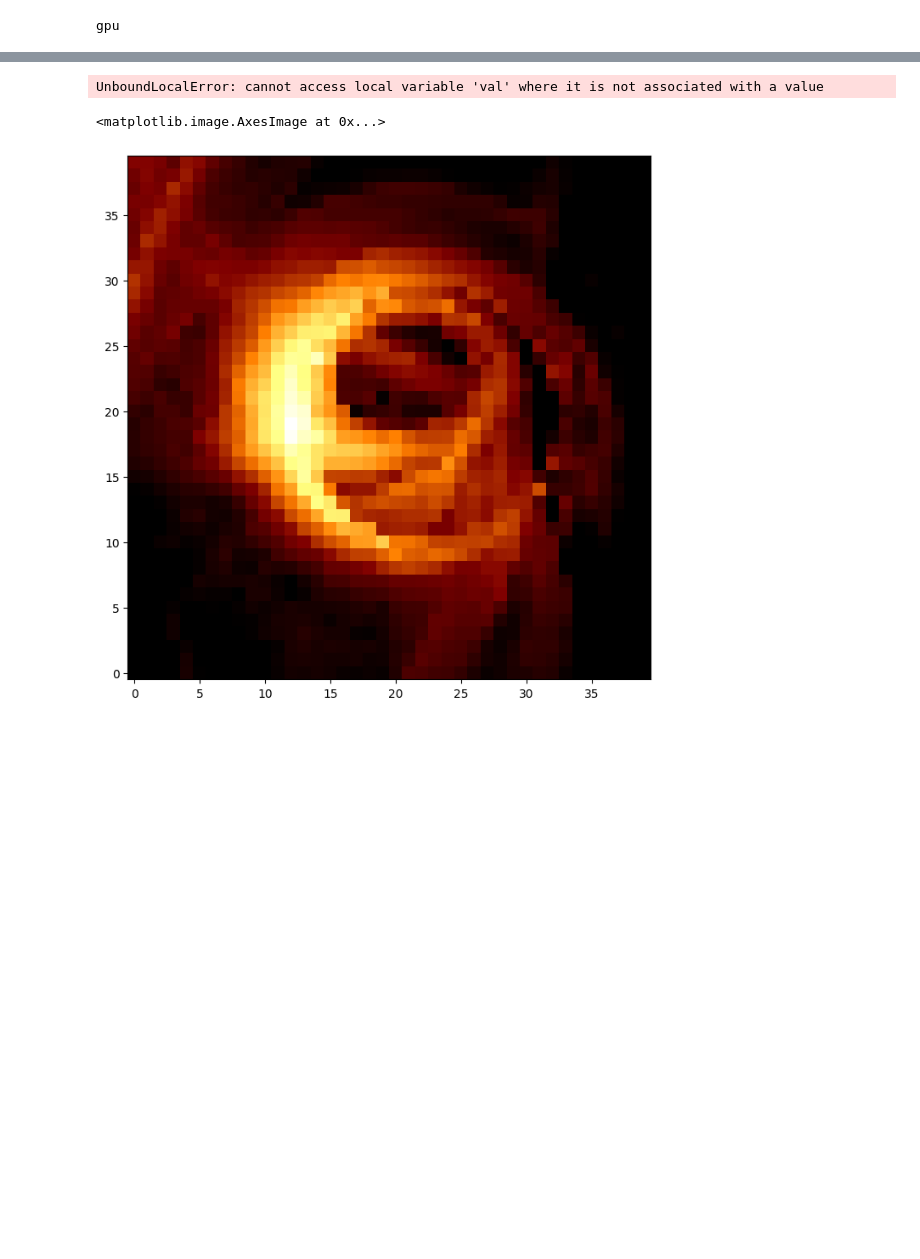
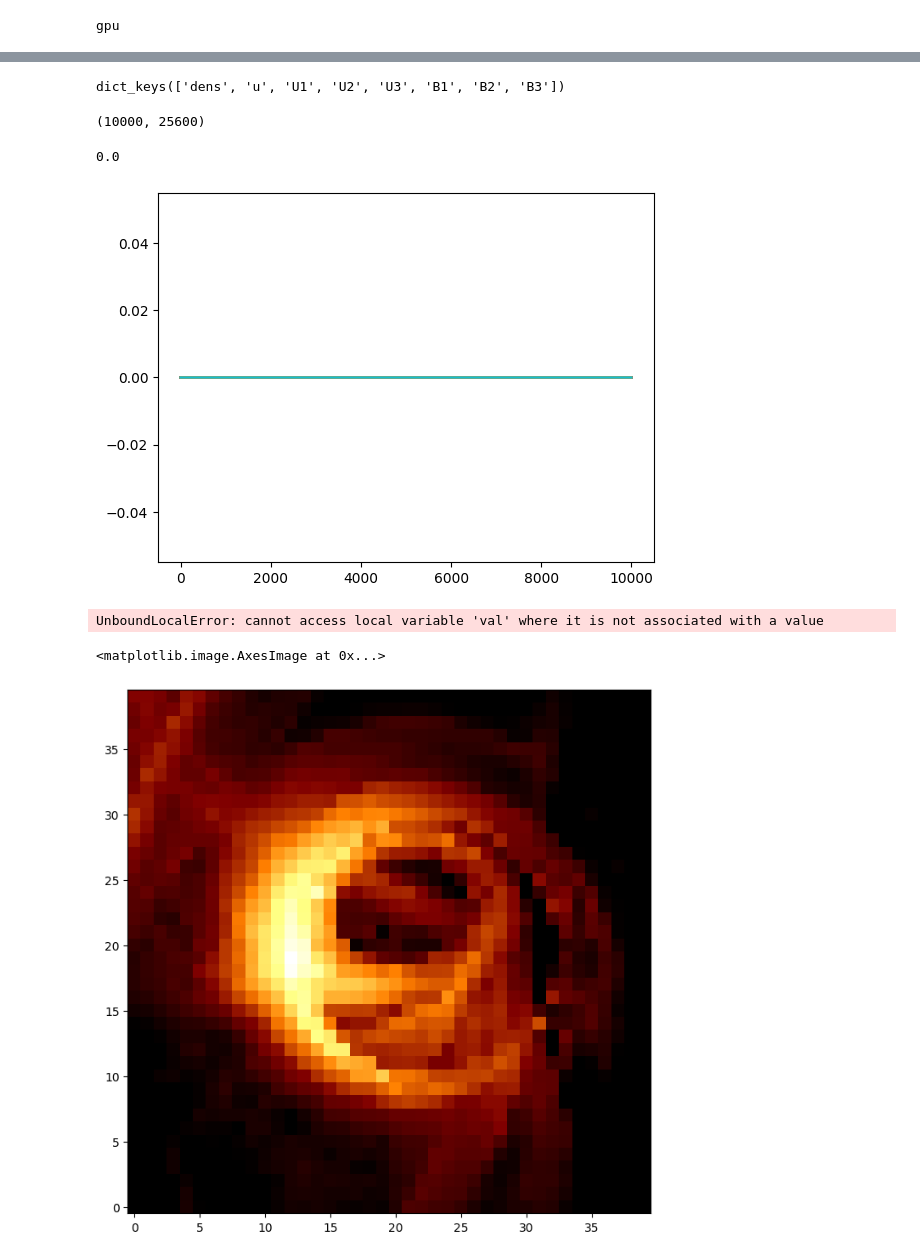
Before and after one commit to liamedeiros/Mahakala, a Jupyter notebook: demos/grmhd.ipynb, the cells around one changed output, grey strips where cells are left out. Saved outputs shown, nothing was run; the diff lists cells and outputs as text; code cells hidden in the pictures; blank space fills up the shorter version.

```diff
--- a/demos/grmhd.ipynb
+++ b/demos/grmhd.ipynb
@@ -33,5 +295,25 @@ S, final_dt = ma.geodesic_integrator(10000, s0, 40, 1e-4, bhspin)
 # %%
 ## scratch space
+# %%
+primitive_data.keys()
+# %% [output]
+dict_keys(['dens', 'u', 'U1', 'U2', 'U3', 'B1', 'B2', 'B3'])
+# %%
+primitive_data['dens'].shape
+# %% [output]
+(10000, 25600)
+# %%
+primitive_data['dens'].max()
+# %% [output]
+0.0
+# %%
+ax1 = plt.subplot(1, 1, 1)
+
+for pixel_index in range(1000, 3000):
+
+    ax1.plot(primitive_data['dens'][:, pixel_index])
+# %% [output]
+[figure, added]
 # %%
 ## end scratch
 # %%
```
Also changed, not shown: parts of 24 cells of this notebook, 1 other file.
